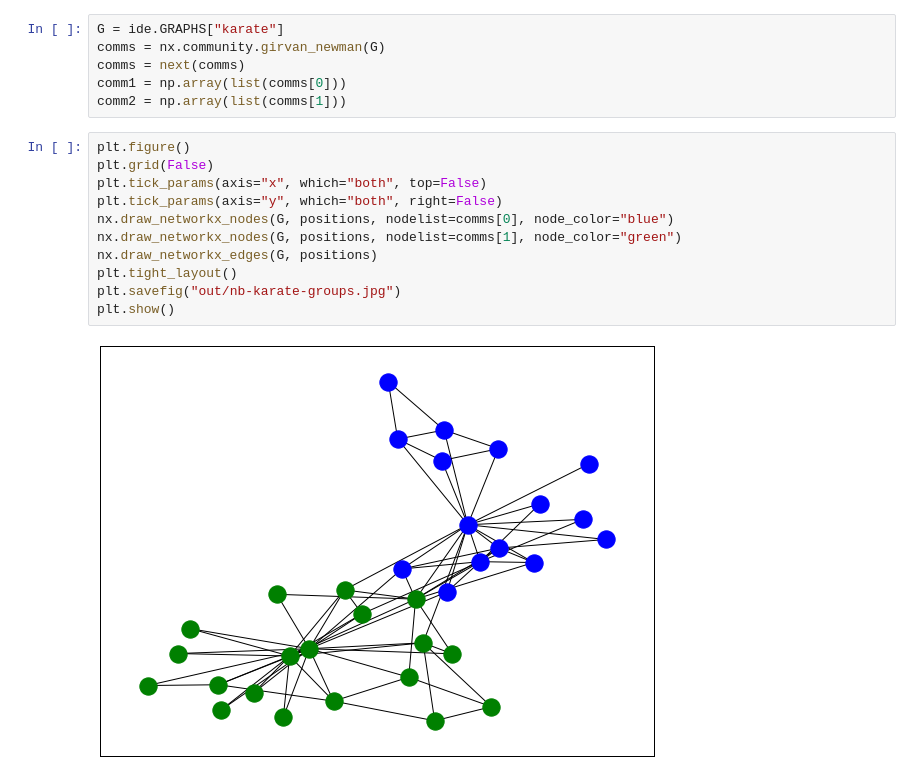
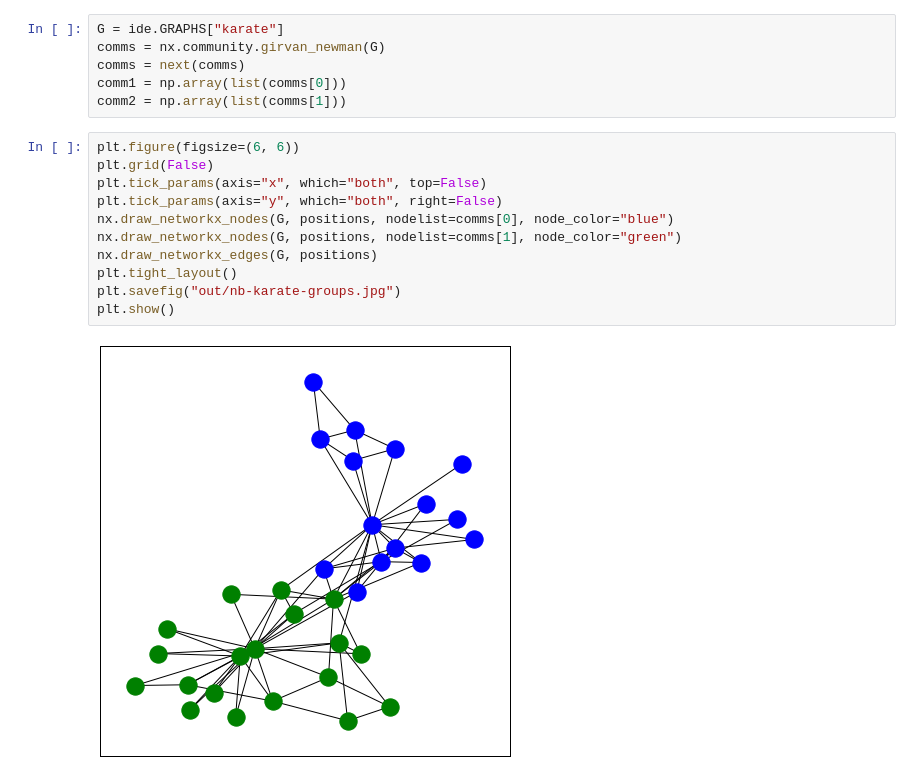
Before and after one commit to EvanLavender13/cst680-project, a Jupyter notebook: exp_karate.ipynb, the cells around one changed output. Saved outputs shown, nothing was run; the diff lists cells and outputs as text.

```diff
--- a/exp_karate.ipynb
+++ b/exp_karate.ipynb
@@ -151,16 +151,16 @@ comms = next(comms)
 comm1 = np.array(list(comms[0]))
 comm2 = np.array(list(comms[1]))
 # %%
-plt.figure()
+plt.figure(figsize=(6, 6))
 plt.grid(False)
 plt.tick_params(axis="x", which="both", top=False)
 plt.tick_params(axis="y", which="both", right=False)
 nx.draw_networkx_nodes(G, positions, nodelist=comms[0], node_color="blue")
 nx.draw_networkx_nodes(G, positions, nodelist=comms[1], node_color="green")
 nx.draw_networkx_edges(G, positions)
 plt.tight_layout()
 plt.savefig("out/nb-karate-groups.jpg")
 plt.show()
 # %% [output]
-[figure, old version]
+[figure, new version]
 # %%
```
Also changed, not shown: parts of 1 cell of this notebook, 8 other files.
